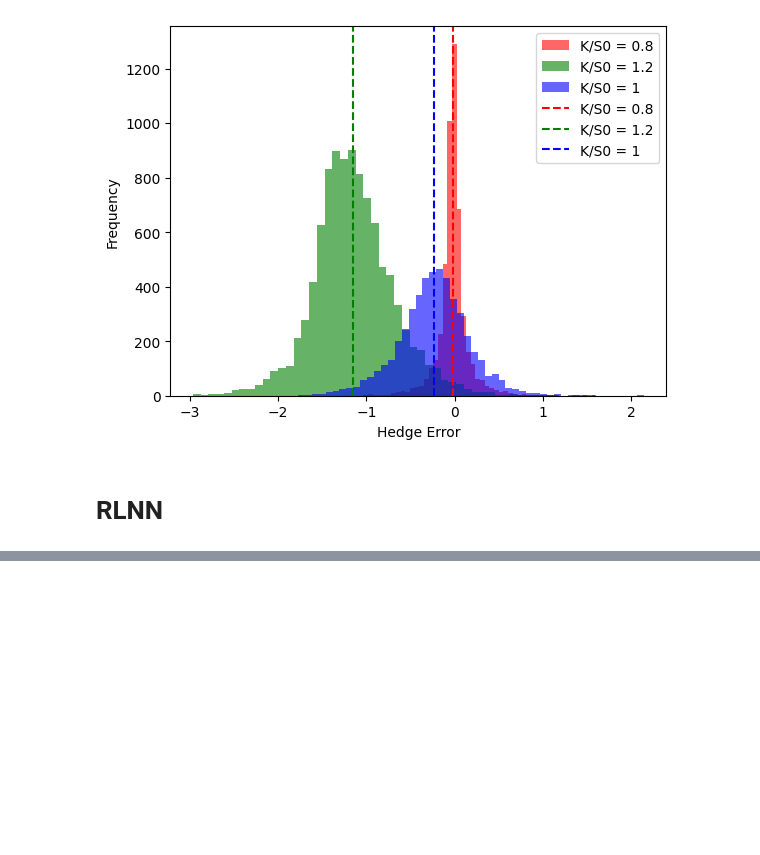
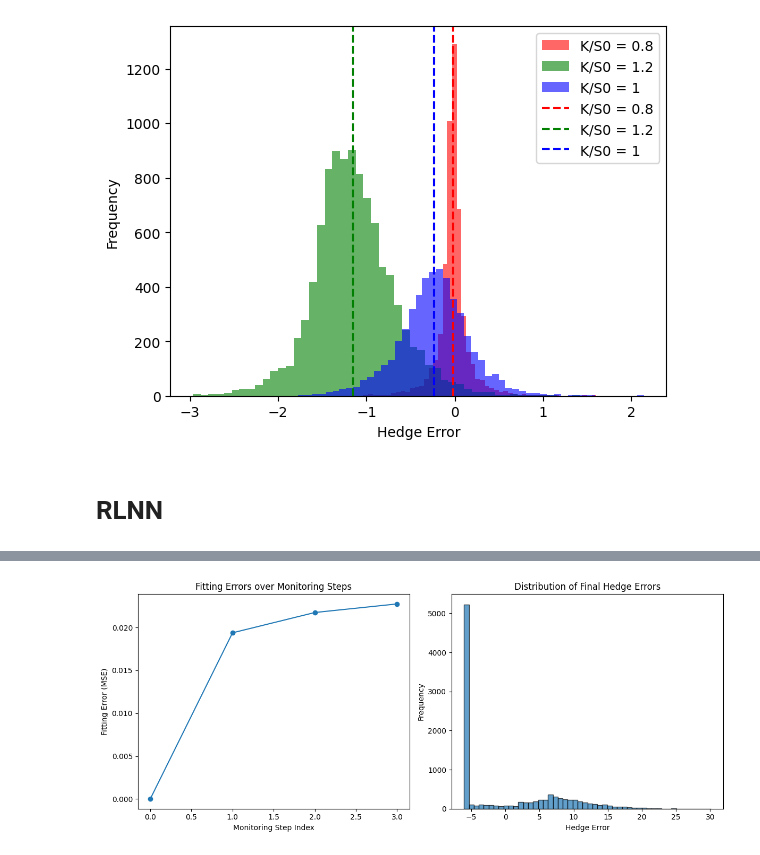
Before and after one commit to NitaiNijholt/SemiStaticReplicationNeuralNet, a Jupyter notebook: Delta_Hedging_plus_RLNN.ipynb, the cells around one changed output, grey strips where cells are left out. Drawn from its saved outputs; the diff is of its cells as text; code cells hidden in the pictures; blank space fills up the shorter version.

```diff
--- a/Delta_Hedging_plus_RLNN.ipynb
+++ b/Delta_Hedging_plus_RLNN.ipynb
@@ -1238,0 +1265,87 @@ plt.show()
+# %%
+
+#===========================================================
+# 1. Define parameters
+#===========================================================
+S0 = 100       # initial stock price
+K = 100        # strike
+r = 0.05       # risk-free rate
+sigma = 0.2    # volatility
+T = 1.0        # maturity (in years)
+
+# Monitoring dates (4 steps, plus t=0).
+monitoring_dates = np.linspace(0, T, 5)[1:]
+
+# Hedge more frequently than monitoring, e.g. daily rebalancing
+hedge_freq = 252  # daily hedging in 1-year = 252 trading days
+
+# Number of simulated paths
+M = 10000
+
+# RLNN hyperparameters
+no_hidden_units = 16
+l_rate = 0.05
+style = 'put'
+sample_size = 50000  # number of training paths
+
+#===========================================================
+# 2. Run RLNN_Algo to get the fitting errors
+#===========================================================
+print("Running RLNN_Algo to train networks and get fitting errors...\n")
+option_price_0, weights_list, fitting_errors = RLNN_Algo(
+    S0, K, r, sigma,
+    sample_size=sample_size,
+    no_mon=len(monitoring_dates),
+    T=T,
+    style=style,
+    no_hidden_units=no_hidden_units,
+    l_rate=l_rate
+)
+
+print(f"RLNN Option Price at t=0 = {option_price_0:.4f}")
+print(f"Number of fitting errors recorded = {len(fitting_errors)}")
+print(f"Mean fitting_errors = {np.mean(fitting_errors):.4f}")
+print(f"Std of fitting_errors = {np.std(fitting_errors):.4f}")
+
+#===========================================================
+# 3. Run rlnn_hedge_error to get hedge error distribution
+#===========================================================
+print("\nRunning rlnn_hedge_error to simulate hedging paths...\n")
+hedge_errors = rlnn_hedge_error(
+    S0, K, r, sigma,
+    T,
+    monitoring_dates,
+    hedge_freq,
+    M,
+    no_hidden_units=no_hidden_units,
+    l_rate=l_rate,
+    style=style,
+    sample_size=sample_size
+)
+
+print(f"Hedge errors shape = {hedge_errors.shape}")
+print(f"Mean hedge error = {np.mean(hedge_errors):.4f}")
+print(f"Std of hedge error = {np.std(hedge_errors):.4f}")
+
+#===========================================================
+# 4. Plot: Fitting Errors vs. Hedge Error Distribution
+#===========================================================
+plt.figure(figsize=(12, 5))
+
+# (A) Plot the fitting errors (MSE) across monitoring steps
+plt.subplot(1, 2, 1)
+plt.plot(fitting_errors, marker='o')
+plt.title("Fitting Errors over Monitoring Steps")
+plt.xlabel("Monitoring Step Index")
+plt.ylabel("Fitting Error (MSE)")
+
+# (B) Plot a histogram of the hedge errors
+plt.subplot(1, 2, 2)
+plt.hist(hedge_errors, bins=50, alpha=0.7, edgecolor='k')
+plt.title("Distribution of Final Hedge Errors")
+plt.xlabel("Hedge Error")
+plt.ylabel("Frequency")
+
+plt.tight_layout()
+plt.show()
+# %% [output]
@@ -1238,0 +1369 @@ plt.show()
+[figure, added]
```
Also changed, not shown: parts of 9 cells of this notebook.
